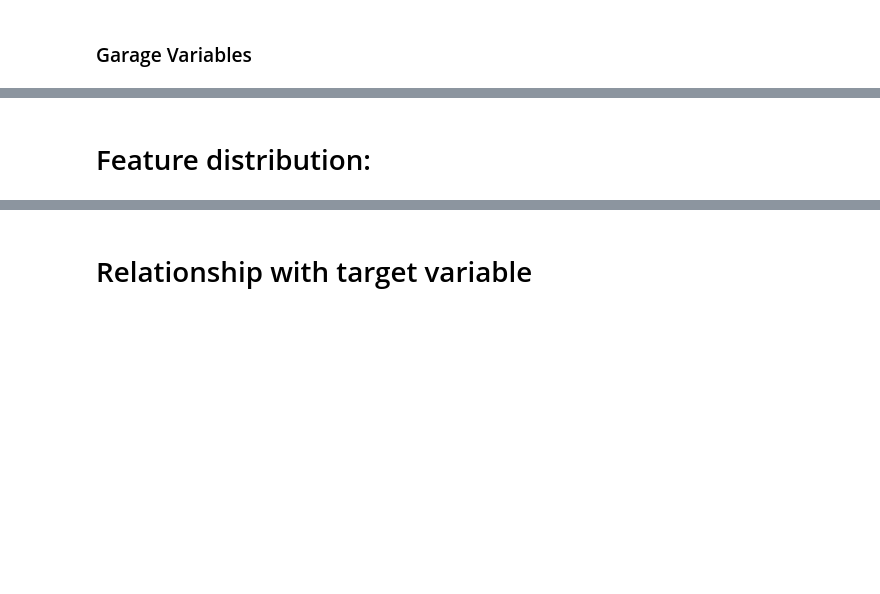
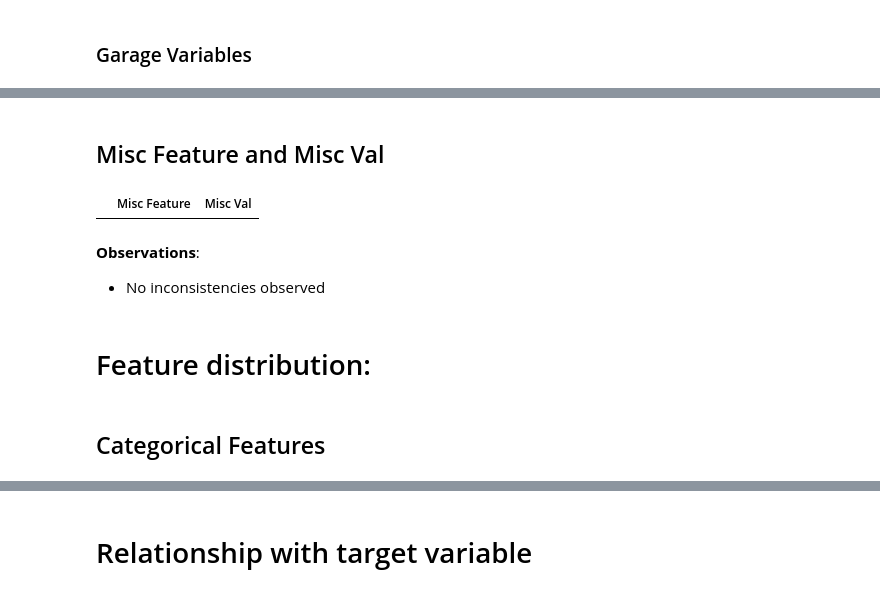
Before and after one commit to miguelfaf10/epfl_extension_school, a Jupyter notebook: 3_machine-learning-I_project/house-prices/house-prices-solution.ipynb, the cells around one changed output, grey strips where cells are left out. Cells and saved outputs as stored; diff of their text form; code cells hidden in the pictures; blank space fills up the shorter version.

Commit message:
finished inconsistencies checks

```diff
--- a/3_machine-learning-I_project/house-prices/house-prices-solution.ipynb
+++ b/3_machine-learning-I_project/house-prices/house-prices-solution.ipynb
@@ -329,5 +433,17 @@ __Observation__:
+# %% [markdown]
+## Misc Feature and Misc Val
+# %%
+q = '(`Misc Feature` ==  "NA") & (`Misc Val` != 0)'
+df.query(q)[['Misc Feature', 'Misc Val']]
+# %% [output]
+|  | Misc Feature | Misc Val |
+# %% [markdown]
+__Observations__:
+- No inconsistencies observed
 # %% [markdown]
 # Feature distribution:
+# %% [markdown]
+## Categorical Features
 # %%
 n_cols = 5
 n_rows = 9
```
Also changed, not shown: parts of 48 cells of this notebook, 3 other files.
